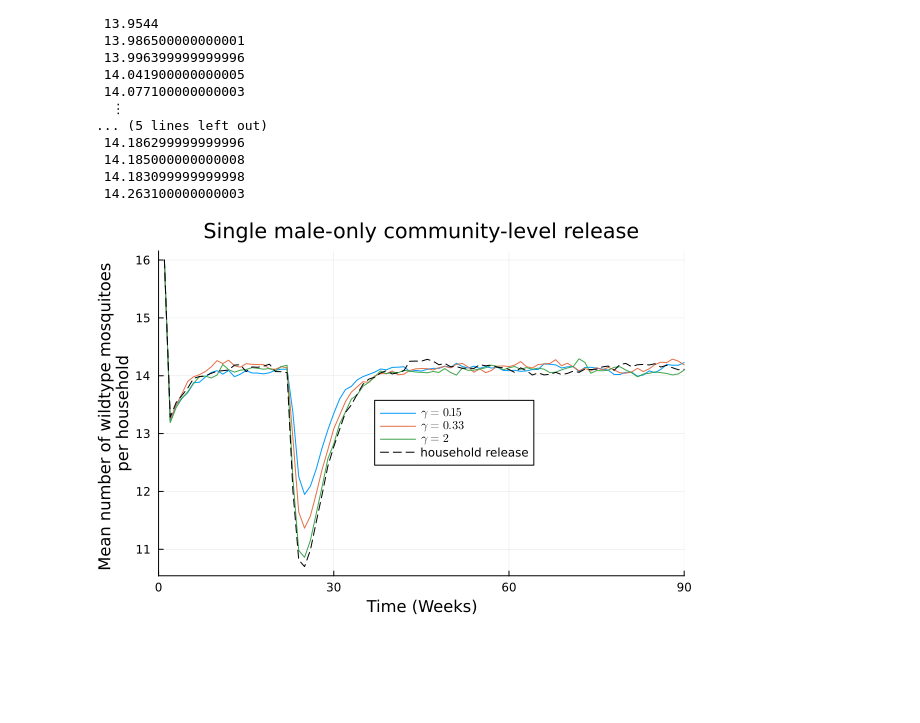
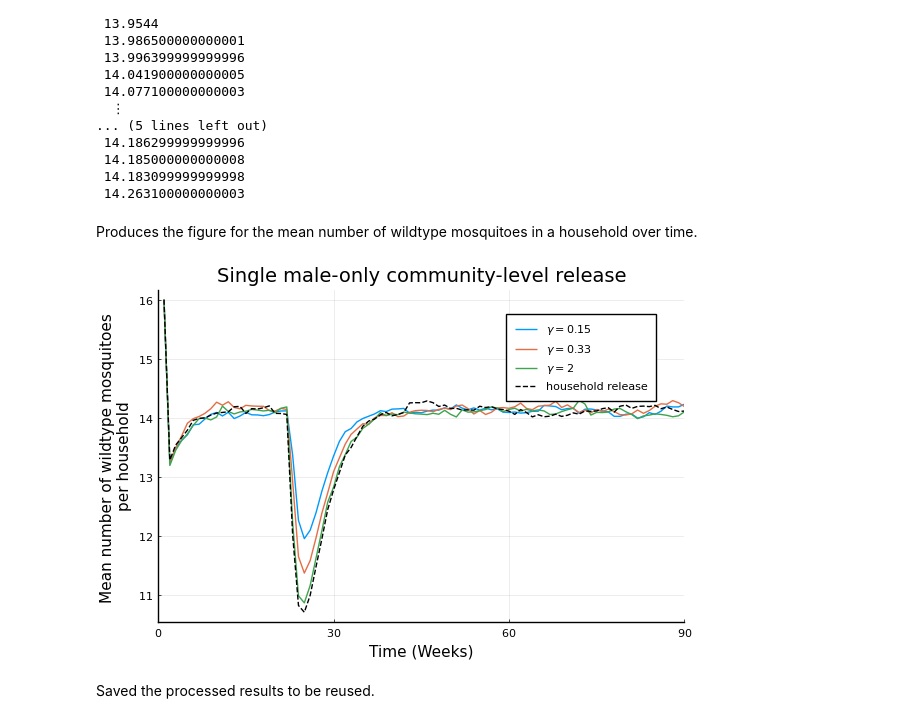
Before and after one commit to ahb48/Wolbachia-movement-households, a Jupyter notebook: Figure_5.ipynb, the cells around one changed output. Cells and saved outputs as stored; diff of their text form; code cells hidden in the pictures; blank space fills up the shorter version.

```diff
--- a/Figure_5.ipynb
+++ b/Figure_5.ipynb
@@ -173,5 +173,5 @@ Mean array computed successfully.
 # %%
-mean_df = CSV.read("mean_wild_hhold_male.csv", DataFrame)
+mean_df = CSV.read(joinpath("../Initial_paper_results","mean_wild_hhold_male.csv"), DataFrame)
 mean_array_015 = mean_df[!, :mean_array_015] # extract the mean values from the DataFrame
 mean_array_033 = mean_df[!, :mean_array_033]
 mean_array_2 = mean_df[!, :mean_array_2]
@@ -194,27 +194,34 @@ mean_array_h = mean_df[!, :mean_array_h]
  14.185000000000008
  14.183099999999998
  14.263100000000003
+# %% [markdown]
+Produces the figure for the mean number of wildtype mosquitoes in a household over time.
 # %%
-# Assuming mean_array_033 and mean_array_015 are already defined
-# Plot the first line
+pyplot()  # using the pyplot backend for plotting
+
+# gamma = 0.15
 p = plot(mean(mean_array_015, dims=2), xlabel="Time (Weeks)", ylabel="Mean number of wildtype mosquitoes
 per household",
     titlefont=font(14), label="\$\\gamma=0.15\$")
 
-# Add the second line to the same plot
+# gamma = 0.33
 plot!(p, mean(mean_array_033, dims=2), label="\$\\gamma=0.33\$")
+# gamma = 2
 plot!(p, mean(mean_array_2, dims=2), label="\$\\gamma=2\$")
+# household release
 plot!(p, mean(mean_array_h, dims=2), label="household release", linecolor=:black, linestyle=:dash)
+# produces title
 plot!(p, title="Single male-only community-level release", legend=:topleft)
 
 # Set the x and y limits
 plot!(p, xlim=(0, 90))
-#plot!(p, ylim=(0, 15))
-plot!(p, legend=(0.5,0.5))
+plot!(p, legend=(0.65,0.65))
 
 # Save the plot
 #savefig(p, "wild_per_house_alphas_$(gamma_str)_$(rho_str)_$(tau_str)_$(H)__$(rel_t)_$(rel_size)_$(rel_type).pdf")
 # Display the plot
 # %% [output]
-[figure, old version]
+[figure, new version]
+# %% [markdown]
+Saved the processed results to be reused.
 # %%
```
Also changed, not shown: parts of 15 cells of this notebook.
